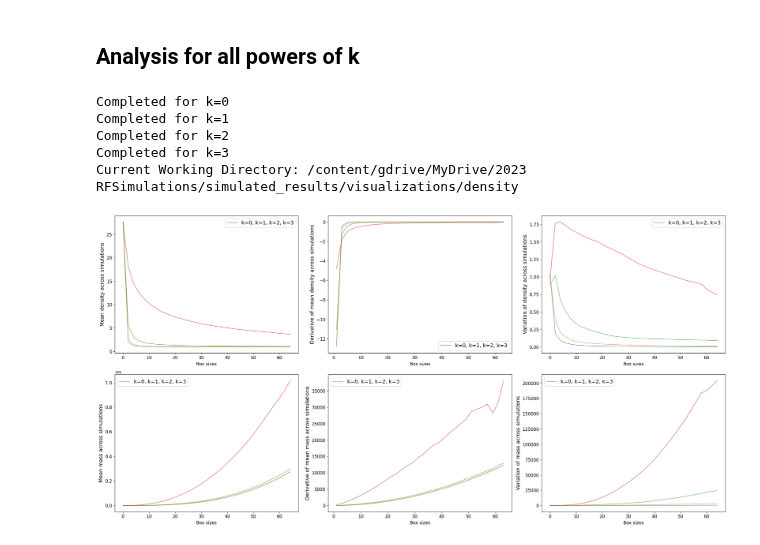
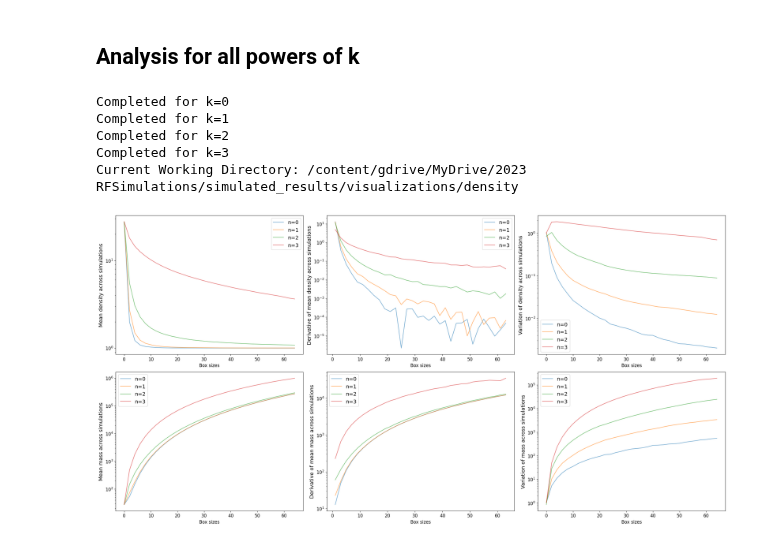
Before and after one commit to khchoi-physik/pbh_simulations, a Jupyter notebook: clsuter_density.ipynb, the cells around one changed output. Saved outputs shown, nothing was run; the diff lists cells and outputs as text; code cells hidden in the pictures.

```diff
--- a/clsuter_density.ipynb
+++ b/clsuter_density.ipynb
@@ -279,7 +279,7 @@ length_list = np.arange(0,2*max_length+2, 2)
 
 for k_power in k_power_list:
 
-    folder_path = f'/content/gdrive/MyDrive/2023 RFSimulations/simulated_results/k_{k_power}_l_{max_length}_s_{g_sigma}'
+    folder_path = f'/content/gdrive/MyDrive/2023 RFSimulations/simulated_results/small_box_with_rare_events/k_{k_power}_l_{max_length}_s_{g_sigma}'
     os.chdir(folder_path)
     npy_files = glob.glob('*0.npy')
 
@@ -290,7 +290,7 @@ for k_power in k_power_list:
     diff_density= np.diff(density_mean_list) # Change of density, Y[n] - Y[n-1]
     diff_mass   = np.diff(mass_mean_list ) # Change of mass, Y[n] - Y[n-1]
     diff_length = np.diff(length_list) # Change of length, Length[n] - Length[n-1] = 2
-    D_density   = diff_density/diff_length # Dy/Dx
+    D_density   = np.abs(diff_density/diff_length) # Dy/Dx ## CAUTON: Added an abs here
     D_mass      = diff_mass/diff_length  # Dy/Dx
     midpoints   = (np.array(length_list)[:-1] + np.array(length_list)[1:]) / 2     # The middle point between two data.
 
@@ -314,9 +314,17 @@ bx2.set_ylabel('Derivative of mean mass across simulations', fontsize=14)
 ax3.set_ylabel('Variation of density across simulations', fontsize=14)
 bx3.set_ylabel('Variation of mass across simulations', fontsize=14)
 
+
+ax1.set_yscale('log')
+bx1.set_yscale('log')
+ax2.set_yscale('log')
+bx2.set_yscale('log')
+ax3.set_yscale('log')
+bx3.set_yscale('log')
+
 for axs in [ax1,ax2,ax3,bx1,bx2,bx3]:
     axs.tick_params(axis='both', which='major', labelsize=12)
-    axs.legend(['k=0', 'k=1', 'k=2', 'k=3'], fontsize=14)
+    axs.legend(['n=0', 'n=1', 'n=2', 'n=3'], fontsize=14)
     axs.set_xlabel('Box sizes', fontsize=12)
 
 fig.tight_layout()
@@ -343,34 +351,34 @@ extent2 = extent2.translated(-shift_left, shift_down)
 fig.savefig('density_derivative_plot.png', bbox_inches=extent2)
 
 extent3 = ax3.get_window_extent().transformed(fig.dpi_scale_trans.inverted())
 extent3 = extent3.expanded(expand_factor, expand_factor)
 extent3 = extent3.translated(-shift_left, shift_down)
 fig.savefig('density_variation_plot.png', bbox_inches=extent3)
 
 # Save second row
 extent4 = bx1.get_window_extent().transformed(fig.dpi_scale_trans.inverted())
 extent4 = extent4.expanded(expand_factor, expand_factor)
 extent4 = extent4.translated(-shift_left, shift_down)
 fig.savefig('mass_mean_plot.png', bbox_inches=extent4)
 
 extent5 = bx2.get_window_extent().transformed(fig.dpi_scale_trans.inverted())
 extent5 = extent5.expanded(expand_factor, expand_factor)
 extent5 = extent5.translated(-shift_left, shift_down)
 fig.savefig('mass_derivative_plot.png', bbox_inches=extent5)
 
 extent6 = bx3.get_window_extent().transformed(fig.dpi_scale_trans.inverted())
 extent6 = extent6.expanded(expand_factor, expand_factor)
 extent6 = extent6.translated(-shift_left, shift_down)
 fig.savefig('mass_variation_plot.png', bbox_inches=extent6)
 
 #plt.show()
 # %% [output]
 Completed for k=0
 Completed for k=1
 Completed for k=2
 Completed for k=3
 Current Working Directory: /content/gdrive/MyDrive/2023 RFSimulations/simulated_results/visualizations/density
-[figure, old version]
+[figure, new version]
 # %%
 
 expand_factor = 1.17
```
Also changed, not shown: parts of 1 cell of this notebook.
